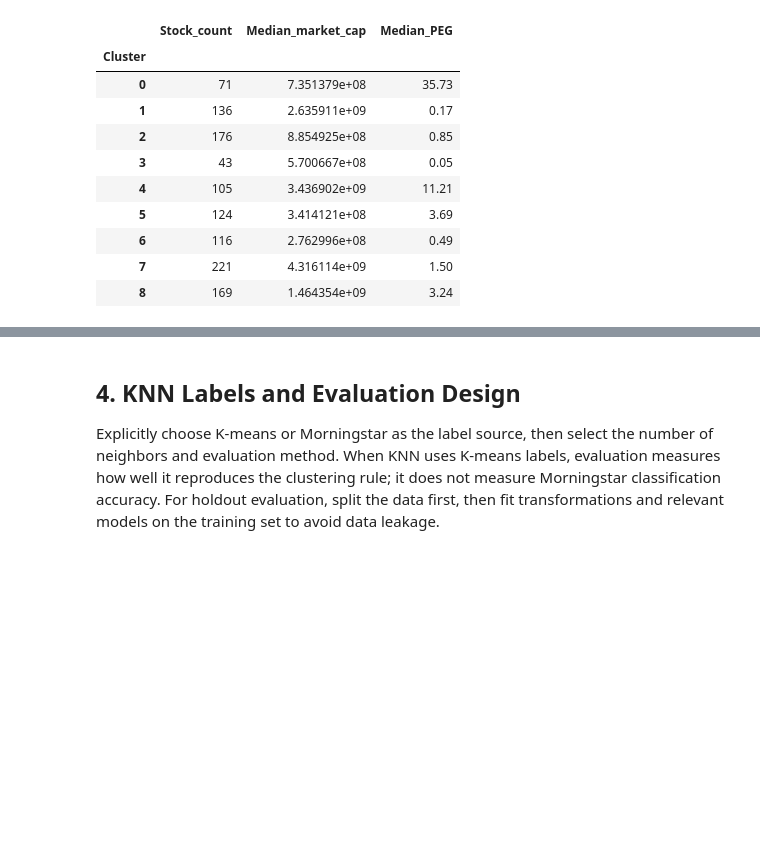
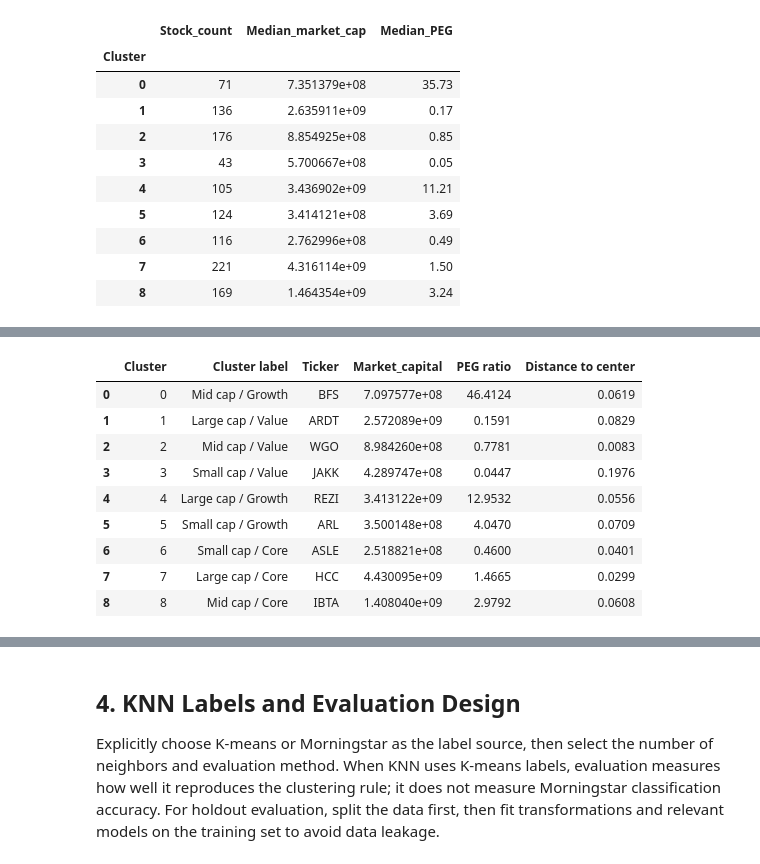
Before and after one commit to JoyWu-302121/stock_clustering, a Jupyter notebook: model/model.ipynb, the cells around one changed output, grey strips where cells are left out. Saved outputs shown, nothing was run; the diff lists cells and outputs as text; code cells hidden in the pictures; blank space fills up the shorter version.

```diff
--- a/model/model.ipynb
+++ b/model/model.ipynb
@@ -176,0 +216,25 @@ display(stocks.head(10))
+# %%
+# Work on a copy so existing stocks, features, and cluster assignments stay unchanged.
+labeled_stocks = stocks.copy()
+labeled_stocks["Cluster label"] = labeled_stocks["Cluster"].map(cluster_labels["Cluster label"])
+labeled_stocks["Distance to center"] = np.linalg.norm(
+    X_scaled - kmeans.cluster_centers_[stocks["Cluster"].to_numpy()], axis=1
+)
+representative_stocks = (
+    labeled_stocks.sort_values(["Cluster", "Distance to center", "Ticker"])
+    .groupby("Cluster", sort=True).head(1)
+    [["Cluster", "Cluster label", "Ticker", "Market_capital", "PEG ratio", "Distance to center"]]
+    .reset_index(drop=True)
+)
+display(representative_stocks.round(4))
+# %% [output]
+|  | Cluster | Cluster label | Ticker | Market_capital | PEG ratio | Distance to center |
+| 0 | 0 | Mid cap / Growth | BFS | 7.097577e+08 | 46.4124 | 0.0619 |
+| 1 | 1 | Large cap / Value | ARDT | 2.572089e+09 | 0.1591 | 0.0829 |
+| 2 | 2 | Mid cap / Value | WGO | 8.984260e+08 | 0.7781 | 0.0083 |
+| 3 | 3 | Small cap / Value | JAKK | 4.289747e+08 | 0.0447 | 0.1976 |
+| 4 | 4 | Large cap / Growth | REZI | 3.413122e+09 | 12.9532 | 0.0556 |
+| 5 | 5 | Small cap / Growth | ARL | 3.500148e+08 | 4.0470 | 0.0709 |
+| 6 | 6 | Small cap / Core | ASLE | 2.518821e+08 | 0.4600 | 0.0401 |
+| 7 | 7 | Large cap / Core | HCC | 4.430095e+09 | 1.4665 | 0.0299 |
+| 8 | 8 | Mid cap / Core | IBTA | 1.408040e+09 | 2.9792 | 0.0608 |
```
Also changed, not shown: parts of 4 cells of this notebook, 1 other file.
